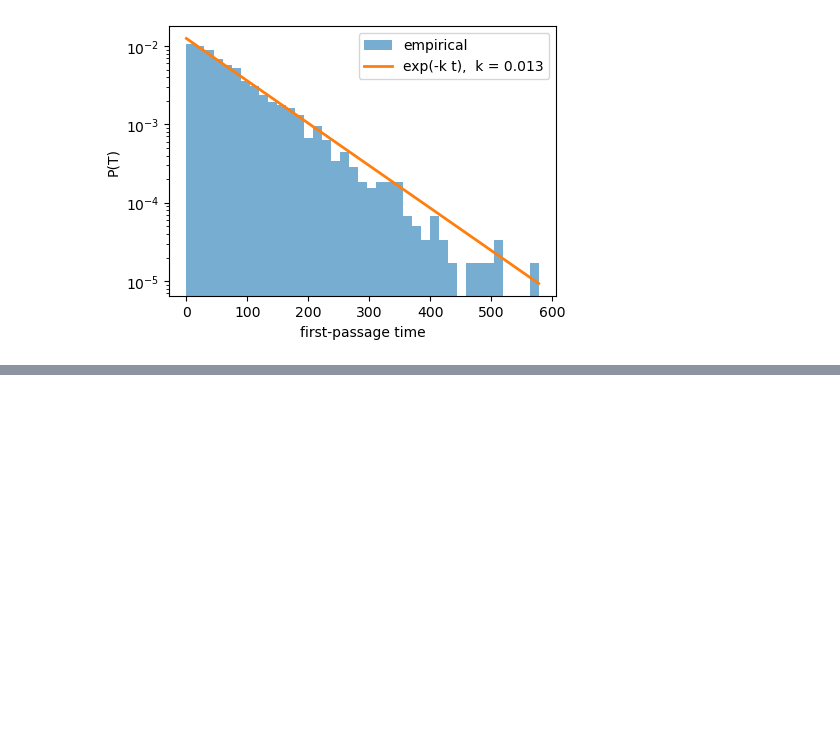
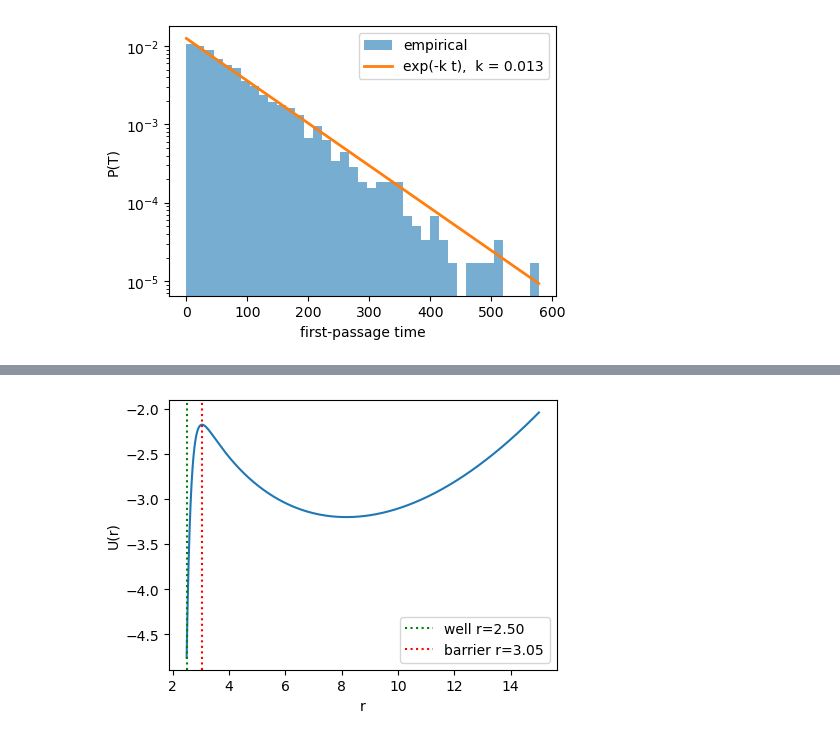
Before and after one commit to ta-rekt/Droplet, a Jupyter notebook: viz-rouse.ipynb, the cells around one changed output, grey strips where cells are left out. Drawn from its saved outputs; the diff is of its cells as text; code cells hidden in the pictures; blank space fills up the shorter version.

```diff
--- a/viz-rouse.ipynb
+++ b/viz-rouse.ipynb
@@ -573,0 +643,94 @@ ratio empirical / Kramers     = 1.07
+# %%
+from viz_util.bvp_solver import (
+    Parameters, d2fb_dphi2,
+)
+
+p = Parameters(
+    nb=1.0,
+    chi_b=2.5,
+    omega_b=-0.5,
+    kappa=1,
+    phi_inf=0.1,
+    L=15.0,
+    eps=1e-6,
+    R=2.5,
+    conserve_volume=False,
+    parallel_plates=False
+)
+
+kuhnLength = 1.0
+beadSep = 100
+# %%
+def U(r, *args):
+    R, h0, kappa, lam, a, s = args
+
+    # profile = np.where(r >= R, np.exp(-lam*(r-R))*R/r, 1)
+    profile = np.exp(-lam*(r-R))*R/r
+
+    return (
+        - 2 * np.log(r) + 3*r**2/(2*s*a**2)
+        - 4*np.pi*R**2*h0**2*profile/(kappa*(lam+1/R))
+    )
+
+def F(r, *args):
+    """Analytic force F = -dU/dx (only valid for x > 0)."""
+    R, h0, kappa, lam, a, s = args
+
+    # attrForce = np.where(r >= R, 1, 0)
+    attrForce = 1
+
+    return (
+        2 / r - 3*r/(s*a**2)
+        - attrForce*4*np.pi*R**3*h0**2*np.exp(-lam*(r-R))*(lam/r+1/r**2)/(kappa*(lam+1/R))
+    )
+
+# --- locate left well, barrier; compute ΔU and curvatures ---
+xs = np.linspace(p.R, p.L, 5000)
+
+lam = d2fb_dphi2(p.phi_inf, p)
+args = (p.R, p.omega_b, p.kappa, lam, kuhnLength, beadSep)
+U_vals = U(xs, *args)
+
+# left = xs < 10
+i_well = np.argmin(U_vals)
+x_well, U_well = xs[i_well], U_vals[i_well]
+
+# Barrier = first zero-crossing of dU/dx past the well.
+# At a maximum the force F = -dU/dx flips from - to +; the first sign change
+# of F (scanning outward from the well) marks the ridge between the two wells.
+F_vals = F(xs, *args)
+after_well = xs > x_well
+sign_change = (np.sign(F_vals[after_well][:-1]) < 0) & (np.sign(F_vals[after_well][1:]) > 0)
+i_cross = np.argmax(sign_change)  # first True; argmax stops at the first one
+assert sign_change.any(), "no F-sign-change found past the well — barrier not located"
+
+# linear interpolation between the bracketing samples for a sub-grid root
+x_lo = xs[after_well][i_cross]
+x_hi = xs[after_well][i_cross + 1]
+F_lo, F_hi = F_vals[after_well][i_cross], F_vals[after_well][i_cross + 1]
+x_bar = x_lo - F_lo * (x_hi - x_lo) / (F_hi - F_lo)
+U_bar = U(x_bar, *args)
+
+dU = U_bar - U_well
+
+# numerical curvatures
+def d2U(x):
+    h = 1e-3
+    return (U(x + h, *args) - 2 * U(x, *args) + U(x - h, *args)) / h**2
+
+# omega_well = np.sqrt(d2U(x_well))  # >0
+omega_bar = np.sqrt(-d2U(x_bar))  # |U''| at the saddle
+
+# print(f"left well  : r={x_well:.3f}, U={U_well:.3f}, ω_well={omega_well:.3f}")
+print(f"barrier    : r={x_bar:.3f},  U={U_bar:.3f},  ω_bar ={omega_bar:.3f}")
+print(f"ΔU = {dU:.3f}")
+
+fig, ax = plt.subplots(1, 1, figsize=(5, 3.5))
+ax.plot(xs, U_vals)
+ax.axvline(x_well, color="g", ls=":", label=f"well r={x_well:.2f}")
+ax.axvline(x_bar, color="r", ls=":", label=f"barrier r={x_bar:.2f}")
+ax.set_xlabel("r")
+ax.set_ylabel("U(r)")
+# ax.set_ylim(-3.5, -2.4)
+ax.legend()
+# %% [output]
@@ -573,0 +740 @@ ratio empirical / Kramers     = 1.07
+[figure, added]
```
Also changed, not shown: parts of 8 cells of this notebook, 4 other files.
